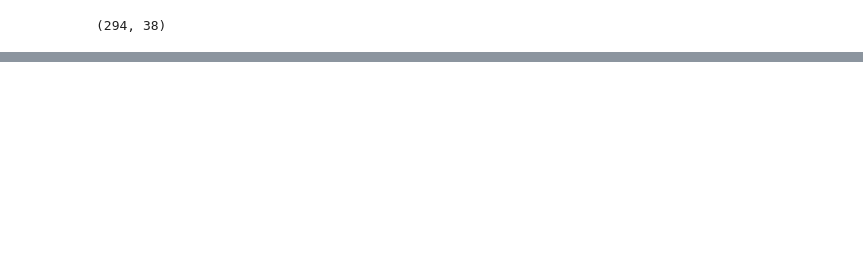
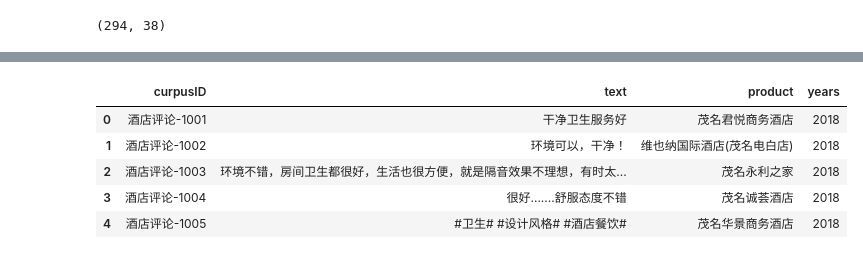
Before and after one commit to MIracleyin/mathcup2022, a Jupyter notebook: src/KG.ipynb, the cells around one changed output, grey strips where cells are left out. Drawn from its saved outputs; the diff is of its cells as text; code cells hidden in the pictures; blank space fills up the shorter version.

```diff
--- a/src/KG.ipynb
+++ b/src/KG.ipynb
@@ -190,0 +178,3 @@ print(docres)
+# %%
+from utils import get_class_infors
+hotel, scenic, travel, food, news = get_class_infors()
@@ -190,0 +193,11 @@ print(docres)
+# %%
+from utils import modify_infors
+h = modify_infors(hotel)
+h.head()
+# %% [output]
+|  | curpusID | text | product | years |
+| 0 | 酒店评论-1001 | 干净卫生服务好 | 茂名君悦商务酒店 | 2018 |
+| 1 | 酒店评论-1002 | 环境可以，干净！ | 维也纳国际酒店(茂名电白店) | 2018 |
+| 2 | 酒店评论-1003 | 环境不错，房间卫生都很好，生活也很方便，就是隔音效果不理想，有时太... | 茂名永利之家 | 2018 |
+| 3 | 酒店评论-1004 | 很好.......舒服态度不错 | 茂名诚荟酒店 | 2018 |
+| 4 | 酒店评论-1005 | #卫生# #设计风格# #酒店餐饮# | 茂名华景商务酒店 | 2018 |
```
Also changed, not shown: parts of 5 cells of this notebook, 2 other files.
